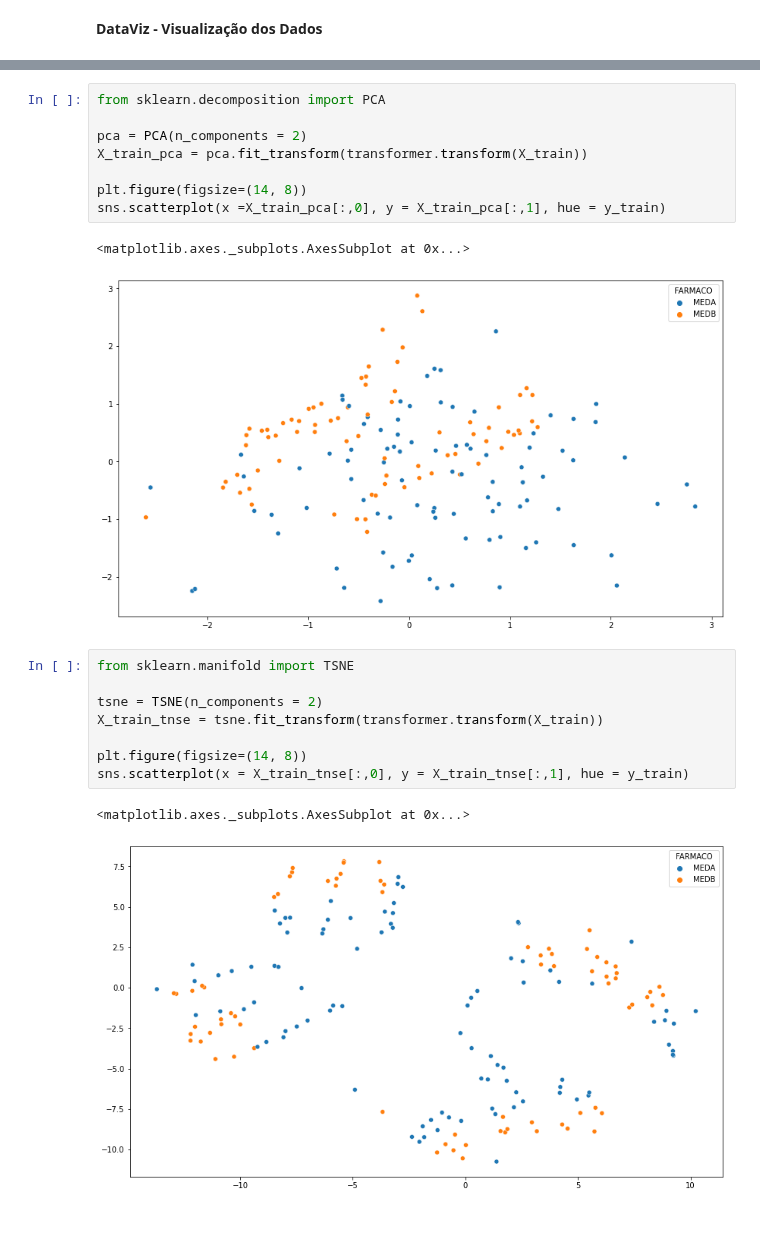
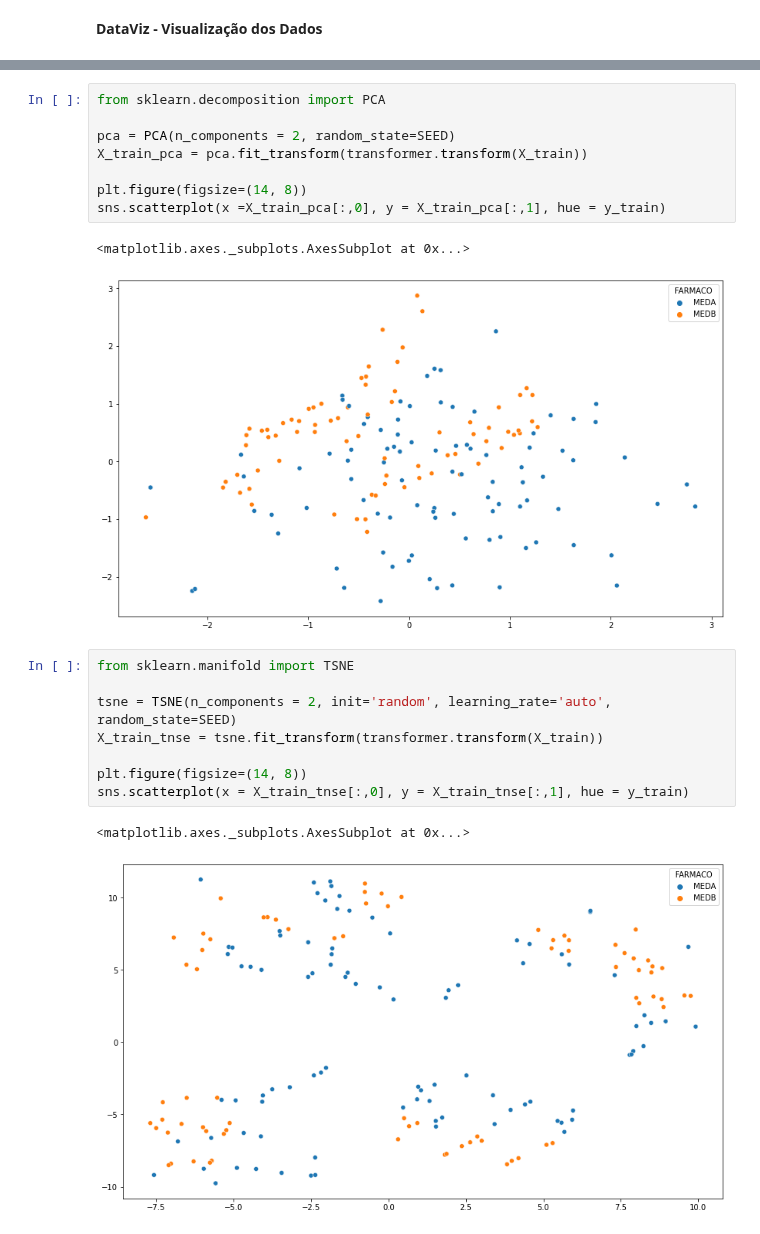
Before and after one commit to inf032/introducaoML, a Jupyter notebook: Farm04.Selecao_Preditoras.ipynb, the cells around one changed output, grey strips where cells are left out. Cells and saved outputs as stored; diff of their text form.

```diff
--- a/Farm04.Selecao_Preditoras.ipynb
+++ b/Farm04.Selecao_Preditoras.ipynb
@@ -463,7 +465,7 @@ fig.show()
 # %%
 from sklearn.decomposition import PCA
 
-pca = PCA(n_components = 2)
+pca = PCA(n_components = 2, random_state=SEED)
 X_train_pca = pca.fit_transform(transformer.transform(X_train))
 
 plt.figure(figsize=(14, 8))
@@ -474,11 +476,11 @@ sns.scatterplot(x =X_train_pca[:,0], y = X_train_pca[:,1], hue = y_train)
 # %%
 from sklearn.manifold import TSNE
 
-tsne = TSNE(n_components = 2)
+tsne = TSNE(n_components = 2, init='random', learning_rate='auto', random_state=SEED)
 X_train_tnse = tsne.fit_transform(transformer.transform(X_train))
 
 plt.figure(figsize=(14, 8))
 sns.scatterplot(x = X_train_tnse[:,0], y = X_train_tnse[:,1], hue = y_train)
 # %% [output]
 <matplotlib.axes._subplots.AxesSubplot at 0x...>
-[figure, old version]
+[figure, new version]
```
Also changed, not shown: parts of 3 cells of this notebook.
